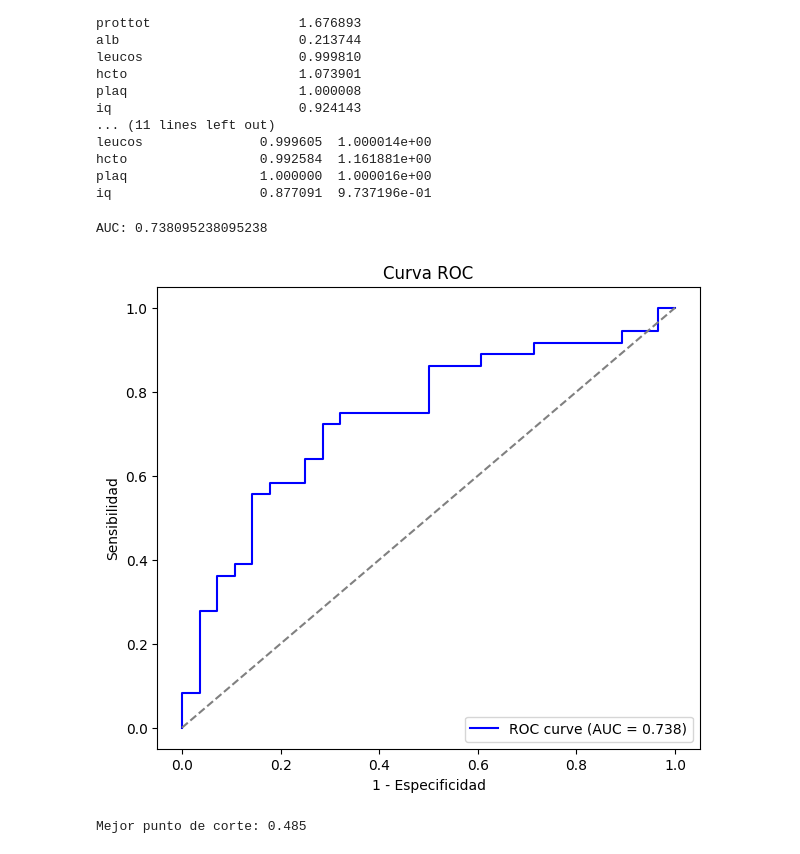
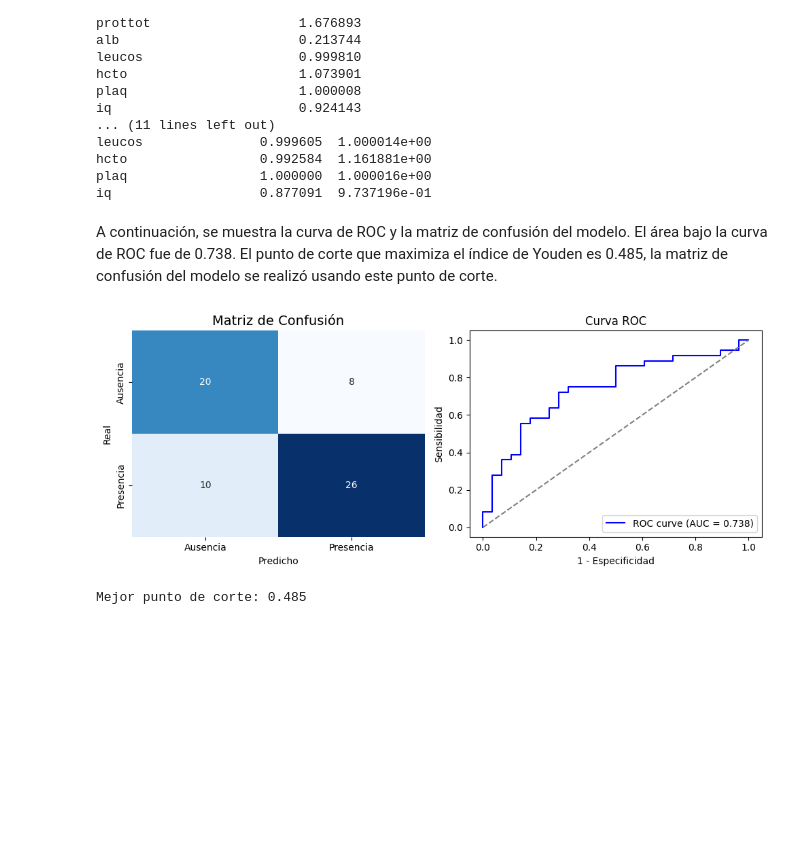
Before and after one commit to llunag/Python_data_viz, a Jupyter notebook: _sources/Modelo.ipynb, the cells around one changed output. Drawn from its saved outputs; the diff is of its cells as text; code cells hidden in the pictures; blank space fills up the shorter version.

```diff
--- a/_sources/Modelo.ipynb
+++ b/_sources/Modelo.ipynb
@@ -93,29 +123,51 @@ leucos               0.999605  1.000014e+00
 hcto                 0.992584  1.161881e+00
 plaq                 1.000000  1.000016e+00
 iq                   0.877091  9.737196e-01
+# %% [markdown]
+A continuación, se muestra la curva de ROC y la matriz de confusión del modelo. El área bajo la curva de ROC fue de 0.738. El punto de corte que maximiza el índice de Youden es 0.485, la matriz de confusión del modelo se realizó usando este punto de corte.
 # %%
+fig, axes = plt.subplots(1, 2, figsize=(10, 4))
+
 # Probabilidades en el conjunto de prueba
 prob1 = mod1.predict(test_data)
 
 # Calcular curva ROC
 fpr, tpr, thresholds = roc_curve(test_data["fibrosis"], prob1)
 
 # AUC
 auc = roc_auc_score(test_data["fibrosis"], prob1)
-print("AUC:", auc)
+#print("AUC:", auc)
 
 # Graficar curva ROC
-plt.figure(figsize=(7, 6))
-plt.plot(fpr, tpr, color="blue", label=f"ROC curve (AUC = {auc:.3f})")
-plt.plot([0, 1], [0, 1], color="gray", linestyle="--")  # línea diagonal
-plt.xlabel("1 - Especificidad")
-plt.ylabel("Sensibilidad")
-plt.title("Curva ROC")
-plt.legend(loc="lower right")
+axes[1].plot(fpr, tpr, color="blue", label=f"ROC curve (AUC = {auc:.3f})")
+axes[1].plot([0, 1], [0, 1], color="gray", linestyle="--")  # línea diagonal
+axes[1].set_xlabel("1 - Especificidad")
+axes[1].set_ylabel("Sensibilidad")
+axes[1].set_title("Curva ROC")
+axes[1].legend(loc="lower right")
+
+# --- Mejor punto de corte (Youden index) ---
+sens_spec = tpr + (1 - fpr)
+idx_max = np.argmax(sens_spec)
+cutoff = thresholds[idx_max]
+
+# Binarizar predicciones con el mejor cutoff
+predicciones = (prob1 >= cutoff).astype(int)
+
+# Matriz de confusión
+cm = confusion_matrix(test_data["fibrosis"], predicciones)
+
+sns.heatmap(cm, annot=True, fmt="d", cmap="Blues", cbar=False,
+            xticklabels=["Ausencia", "Presencia"],
+            yticklabels=["Ausencia", "Presencia"], ax=axes[0])
+axes[0].set_title("Matriz de Confusión", fontsize=14)
+axes[0].set_xlabel("Predicho")
+axes[0].set_ylabel("Real")
+
+plt.tight_layout()
 plt.show()
 # %% [output]
-AUC: 0.738095238095238
-[figure, old version]
+[figure, new version]
 # %%
 # --- Mejor punto de corte (Youden index) ---
 sens_spec = tpr + (1 - fpr)
```
Also changed, not shown: parts of 6 cells of this notebook, 21 other files.
